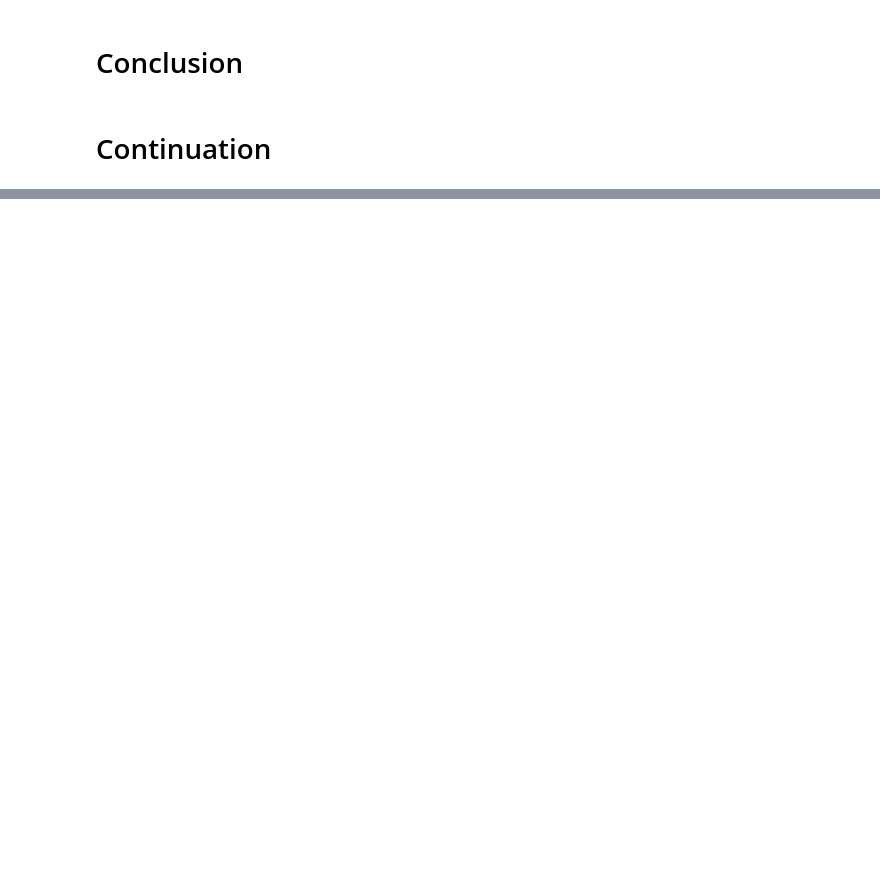
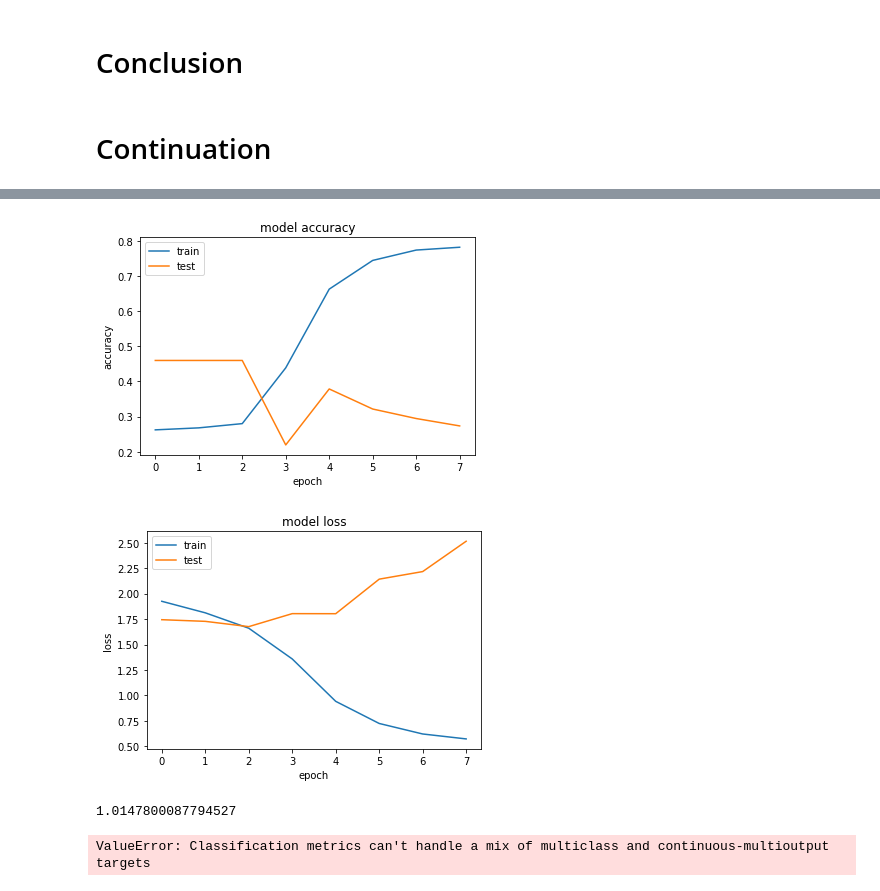
Before and after one commit to jmt7080/Redefine_cancer_treatment, a Jupyter notebook: cancer_notebook.ipynb, the cells around one changed output, grey strips where cells are left out. Drawn from its saved outputs; the diff is of its cells as text; code cells hidden in the pictures; blank space fills up the shorter version.

```diff
--- a/cancer_notebook.ipynb
+++ b/cancer_notebook.ipynb
@@ -613,0 +646,10 @@ import theanos
+# %%
+sample1 = train_text['Text'][0]
+sample2 = train_text['Text']
+
+target2 = to_categorical(train_combined['Class'])
+# %%
+tkn = Tokenizer(num_words=180000)
+corpus = tkn.fit_on_texts(sample2)
+seq = tkn.texts_to_sequences(sample2)
+data = pad_sequences(seq, maxlen=600)
@@ -613,0 +681,13 @@ import theanos
+# %%
+model = Sequential()
+model.add(Embedding(180000, 150, input_length=600))
+model.add(Dropout(0.2))
+model.add(Conv1D(64, 5, activation='relu'))
+model.add(MaxPooling1D(pool_size=4))
+model.add(LSTM(128))
+model.add(Dense(10, activation='sigmoid'))
+model.compile(loss='categorical_crossentropy', optimizer='adam', metrics=['accuracy'])
+# %%
+# loss: 0.4516 - acc: 0.8069 - val_loss: 2.6733 - val_acc: 0.3363
+
+hist = model.fit(data, target2, validation_split=0.1, batch_size = 16, epochs=8)
@@ -613,0 +712,26 @@ import theanos
+# %%
+import matplotlib.pyplot as plt
+# summarize history for accuracy
+plt.plot(hist.history['acc'])
+plt.plot(hist.history['val_acc'])
+plt.title('model accuracy')
+plt.ylabel('accuracy')
+plt.xlabel('epoch')
+plt.legend(['train', 'test'], loc='upper left')
+plt.show()
+# summarize history for loss
+plt.plot(hist.history['loss'])
+plt.plot(hist.history['val_loss'])
+plt.title('model loss')
+plt.ylabel('loss')
+plt.xlabel('epoch')
+plt.legend(['train', 'test'], loc='upper left')
+plt.show()
+# %% [output]
+[figure, added]
+[figure, added]
+# %%
+model.predict
+# %% [output]
+1.0147800087794527
+ValueError: Classification metrics can't handle a mix of multiclass and continuous-multioutput targets
```
Also changed, not shown: parts of 18 cells of this notebook.
